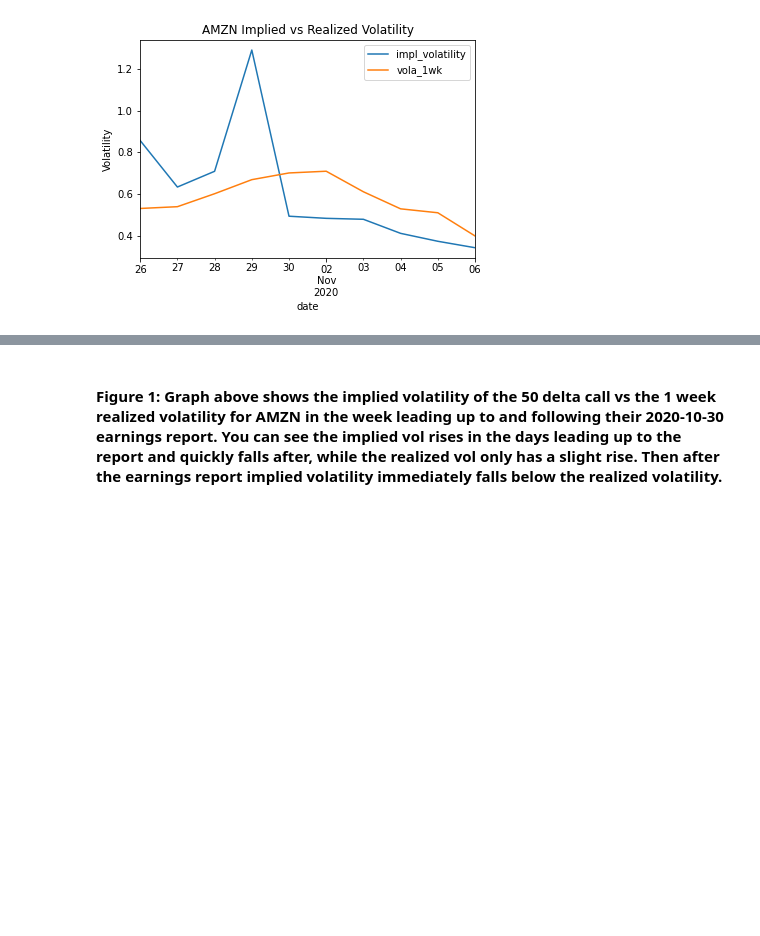
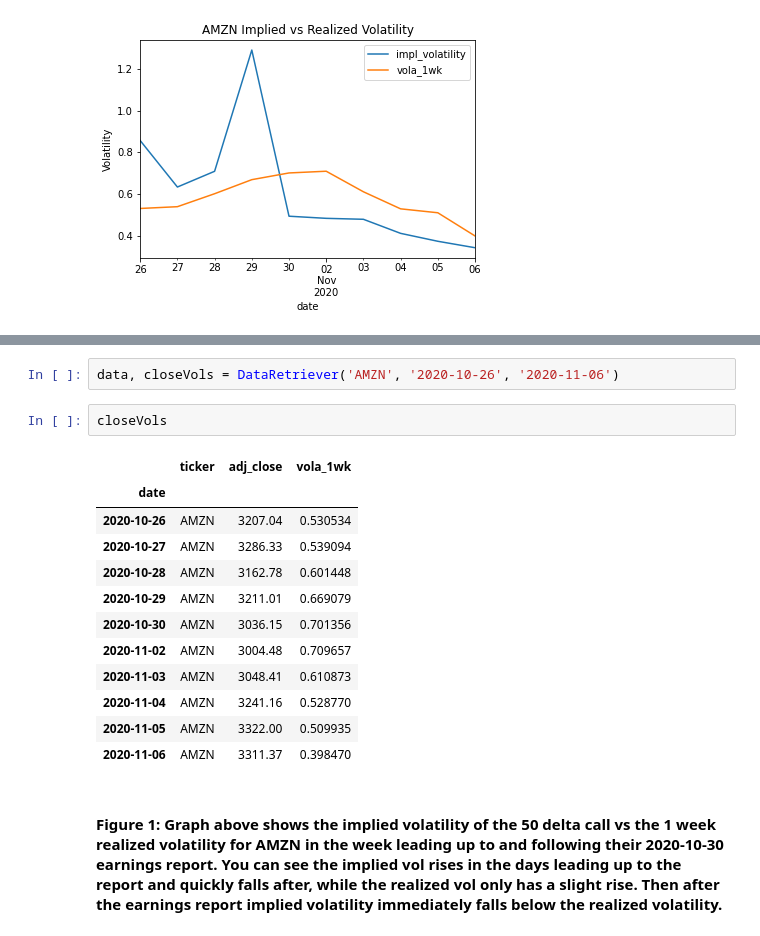
Before and after one commit to sampiaz/finmath_project, a Jupyter notebook: Krumdick_Piazza_Project_Draft.ipynb, the cells around one changed output, grey strips where cells are left out. Drawn from its saved outputs; the diff is of its cells as text; blank space fills up the shorter version.

```diff
--- a/Krumdick_Piazza_Project_Draft.ipynb
+++ b/Krumdick_Piazza_Project_Draft.ipynb
@@ -200,3 +214,20 @@ CreateVisual('AMZN', closeVols, calls, puts)
+# %%
+data, closeVols = DataRetriever('AMZN', '2020-10-26', '2020-11-06')
+# %%
+closeVols
+# %% [output]
+|  | ticker | adj_close | vola_1wk |
+| date |  |  |  |
+| 2020-10-26 | AMZN | 3207.04 | 0.530534 |
+| 2020-10-27 | AMZN | 3286.33 | 0.539094 |
+| 2020-10-28 | AMZN | 3162.78 | 0.601448 |
+| 2020-10-29 | AMZN | 3211.01 | 0.669079 |
+| 2020-10-30 | AMZN | 3036.15 | 0.701356 |
+| 2020-11-02 | AMZN | 3004.48 | 0.709657 |
+| 2020-11-03 | AMZN | 3048.41 | 0.610873 |
+| 2020-11-04 | AMZN | 3241.16 | 0.528770 |
+| 2020-11-05 | AMZN | 3322.00 | 0.509935 |
+| 2020-11-06 | AMZN | 3311.37 | 0.398470 |
 # %% [markdown]
 #### Figure 1: Graph above shows the implied volatility of the 50 delta call vs the 1 week realized volatility for AMZN in the week leading up to and following their 2020-10-30 earnings report. You can see the implied vol rises in the days leading up to the report and quickly falls after, while the realized vol only has a slight rise. Then after the earnings report implied volatility immediately falls below the realized volatility.
 # %%
```
Also changed, not shown: parts of 2 cells of this notebook, 1 other file.
